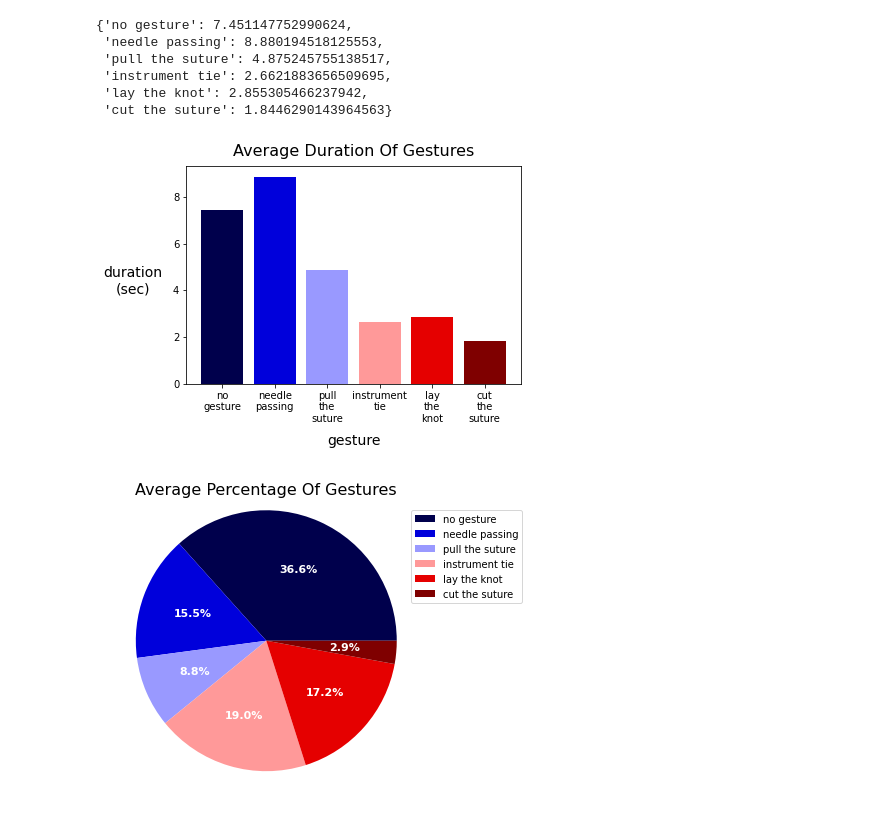
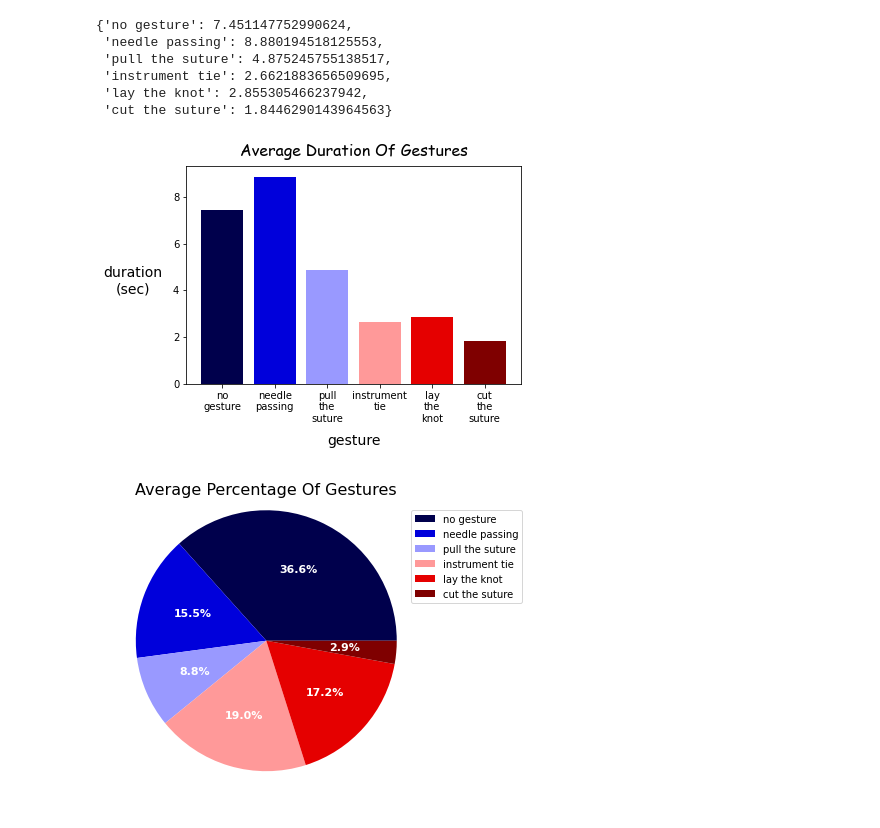
Before and after one commit to dahan198/computer_vision_project, a Jupyter notebook: ASFormer/DatasetExploration.ipynb, the cells around one changed output. Drawn from its saved outputs; the diff is of its cells as text; code cells hidden in the pictures.

```diff
--- a/ASFormer/DatasetExploration.ipynb
+++ b/ASFormer/DatasetExploration.ipynb
@@ -63,15 +64,15 @@ gestures_average_length
 # %%
 bar_labels = [desc.replace(' ', '\n') for desc in gestures_average_length.keys()]
 bar_heights = gestures_average_length.values()
 bar_colors = gesture_to_color.values()
 
 plt.bar(bar_labels, bar_heights, color=bar_colors)
 plt.xlabel('gesture', size=14, labelpad=10)
 plt.ylabel('duration\n(sec)', size=14, labelpad=40, rotation=0, y=0.40)
-plt.title('Average Duration Of Gestures', size=16, pad=10)
+plt.title('Average Duration Of Gestures', size=16, pad=10, font='Comic Sans MS')
 plt.show()
 # %% [output]
-[figure, old version]
+[figure, new version]
 # %%
 all_gestures_percentages = {}
 for path in all_files:
```
Also changed, not shown: parts of 19 cells of this notebook, 1 other file.
